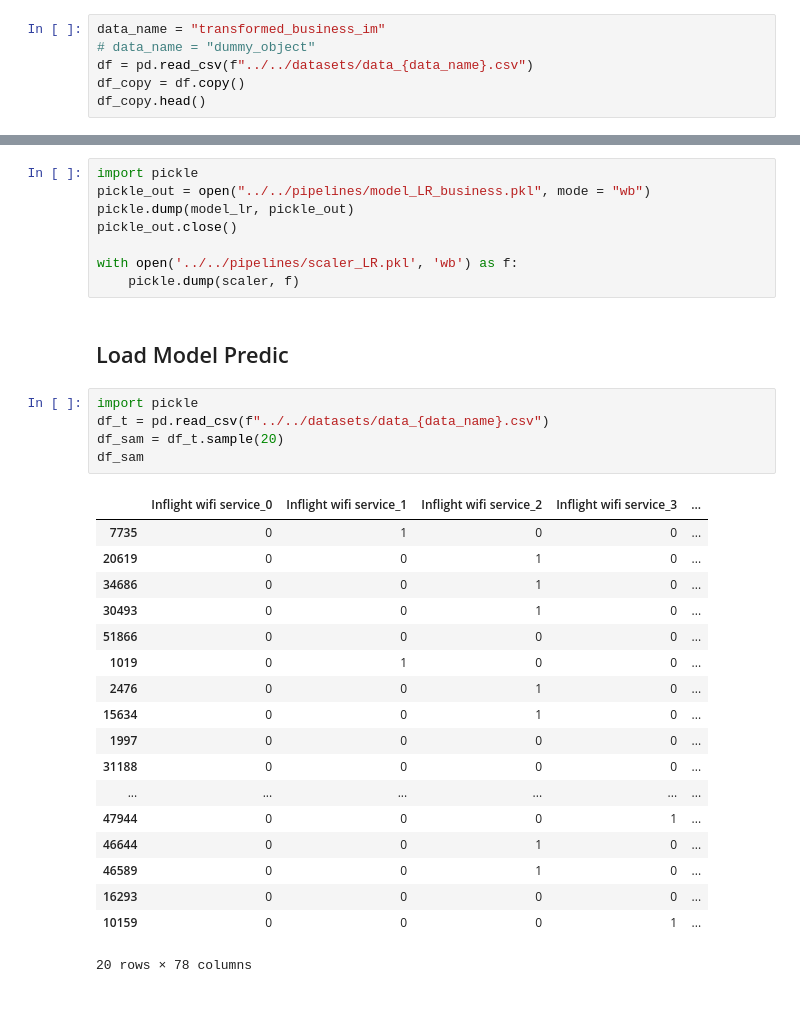
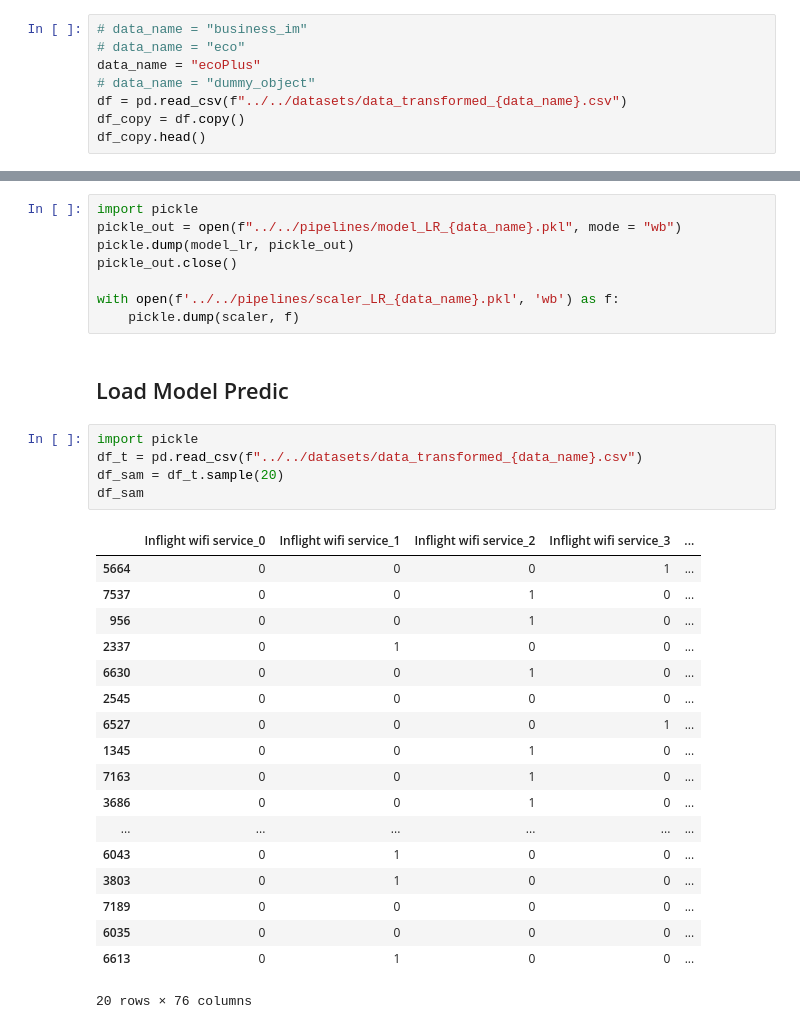
Before and after one commit to MLol-3/AeroPulse, a Jupyter notebook: final-analysis/Models/Logistic.ipynb, the cells around one changed output, grey strips where cells are left out. Drawn from its saved outputs; the diff is of its cells as text.

Commit message:
export model and encode eco ecoplus 😈

```diff
--- a/final-analysis/Models/Logistic.ipynb
+++ b/final-analysis/Models/Logistic.ipynb
@@ -8,9 +8,11 @@ from sklearn.metrics import accuracy_score
 # %% [markdown]
 ## Read Data
 # %%
-data_name = "transformed_business_im"
+# data_name = "business_im"
+# data_name = "eco"
+data_name = "ecoPlus"
 # data_name = "dummy_object"
-df = pd.read_csv(f"../../datasets/data_{data_name}.csv")
+df = pd.read_csv(f"../../datasets/data_transformed_{data_name}.csv")
 df_copy = df.copy()
 df_copy.head()
 # %% [output]
@@ -204,38 +206,38 @@ Test Accuracy: 0.9341027550260611
 ## Save Model Predic
 # %%
 import pickle
-pickle_out = open("../../pipelines/model_LR_business.pkl", mode = "wb")
+pickle_out = open(f"../../pipelines/model_LR_{data_name}.pkl", mode = "wb")
 pickle.dump(model_lr, pickle_out)
 pickle_out.close()
 
-with open('../../pipelines/scaler_LR.pkl', 'wb') as f:
+with open(f'../../pipelines/scaler_LR_{data_name}.pkl', 'wb') as f:
     pickle.dump(scaler, f)
 # %% [markdown]
 ## Load Model Predic
 # %%
 import pickle
-df_t = pd.read_csv(f"../../datasets/data_{data_name}.csv")
+df_t = pd.read_csv(f"../../datasets/data_transformed_{data_name}.csv")
 df_sam = df_t.sample(20)
 df_sam
 # %% [output]
 |  | Inflight wifi service_0 | Inflight wifi service_1 | Inflight wifi service_2 | Inflight wifi service_3 | ... |
-| 7735 | 0 | 1 | 0 | 0 | ... |
-| 20619 | 0 | 0 | 1 | 0 | ... |
-| 34686 | 0 | 0 | 1 | 0 | ... |
-| 30493 | 0 | 0 | 1 | 0 | ... |
-| 51866 | 0 | 0 | 0 | 0 | ... |
-| 1019 | 0 | 1 | 0 | 0 | ... |
-| 2476 | 0 | 0 | 1 | 0 | ... |
-| 15634 | 0 | 0 | 1 | 0 | ... |
-| 1997 | 0 | 0 | 0 | 0 | ... |
-| 31188 | 0 | 0 | 0 | 0 | ... |
+| 5664 | 0 | 0 | 0 | 1 | ... |
+| 7537 | 0 | 0 | 1 | 0 | ... |
+| 956 | 0 | 0 | 1 | 0 | ... |
+| 2337 | 0 | 1 | 0 | 0 | ... |
+| 6630 | 0 | 0 | 1 | 0 | ... |
+| 2545 | 0 | 0 | 0 | 0 | ... |
+| 6527 | 0 | 0 | 0 | 1 | ... |
+| 1345 | 0 | 0 | 1 | 0 | ... |
+| 7163 | 0 | 0 | 1 | 0 | ... |
+| 3686 | 0 | 0 | 1 | 0 | ... |
 | ... | ... | ... | ... | ... | ... |
-| 47944 | 0 | 0 | 0 | 1 | ... |
-| 46644 | 0 | 0 | 1 | 0 | ... |
-| 46589 | 0 | 0 | 1 | 0 | ... |
-| 16293 | 0 | 0 | 0 | 0 | ... |
-| 10159 | 0 | 0 | 0 | 1 | ... |
+| 6043 | 0 | 1 | 0 | 0 | ... |
+| 3803 | 0 | 1 | 0 | 0 | ... |
+| 7189 | 0 | 0 | 0 | 0 | ... |
+| 6035 | 0 | 0 | 0 | 0 | ... |
+| 6613 | 0 | 1 | 0 | 0 | ... |
-20 rows × 78 columns
+20 rows × 76 columns
 # %%
 
 X_sam= df_sam.iloc[:,:-1]
```
Also changed, not shown: parts of 15 cells of this notebook, 6 other files.
